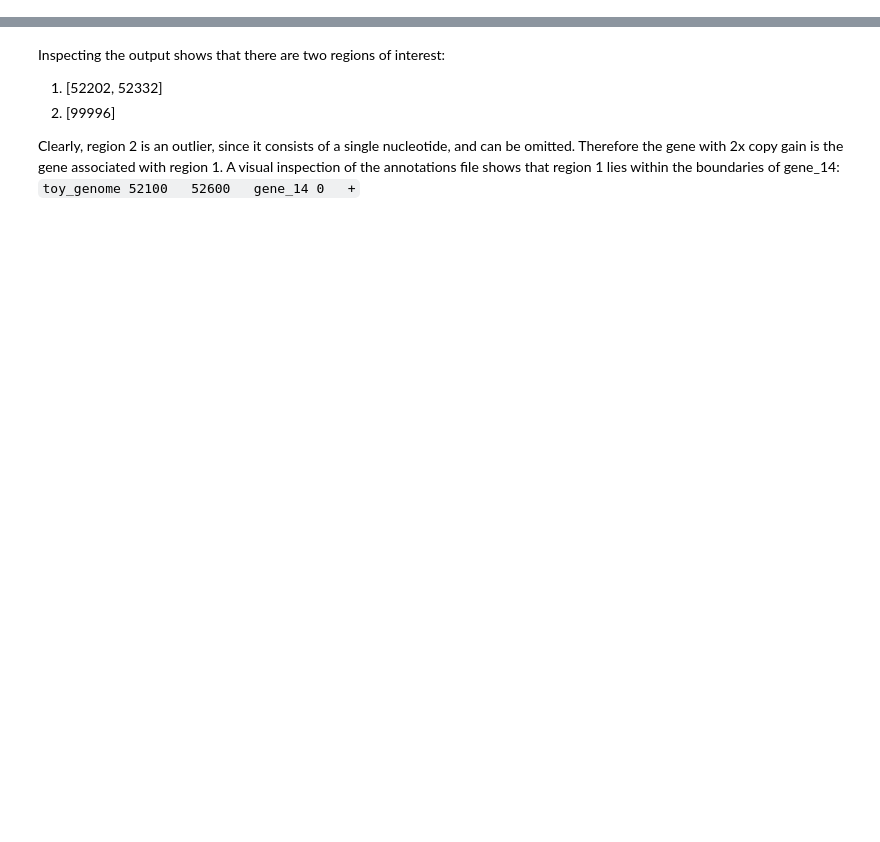
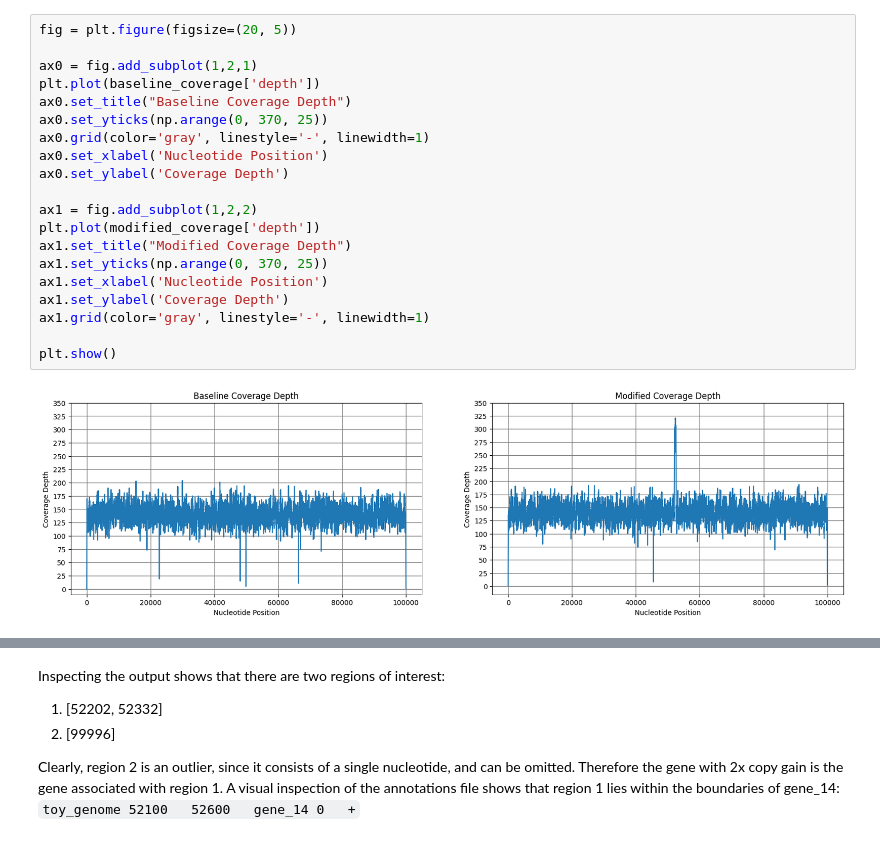
Before and after one commit to jonathanwvos/WG_code_challenge, a Jupyter notebook: Question 2 - Strategy 1.ipynb, the cells around one changed output, grey strips where cells are left out. Cells and saved outputs as stored; diff of their text form; blank space fills up the shorter version.

```diff
--- a/Question 2 - Strategy 1.ipynb
+++ b/Question 2 - Strategy 1.ipynb
@@ -11,0 +28,22 @@ COLUMNS = ['chromosome', 'position', 'depth']
+# %%
+fig = plt.figure(figsize=(20, 5))
+
+ax0 = fig.add_subplot(1,2,1)
+plt.plot(baseline_coverage['depth'])
+ax0.set_title("Baseline Coverage Depth")
+ax0.set_yticks(np.arange(0, 370, 25))
+ax0.grid(color='gray', linestyle='-', linewidth=1)
+ax0.set_xlabel('Nucleotide Position')
+ax0.set_ylabel('Coverage Depth')
+
+ax1 = fig.add_subplot(1,2,2)
+plt.plot(modified_coverage['depth'])
+ax1.set_title("Modified Coverage Depth")
+ax1.set_yticks(np.arange(0, 370, 25))
+ax1.set_xlabel('Nucleotide Position')
+ax1.set_ylabel('Coverage Depth')
+ax1.grid(color='gray', linestyle='-', linewidth=1)
+
+plt.show()
+# %% [output]
+[figure, added]
```
Also changed, not shown: parts of 9 cells of this notebook, 13 other files.
